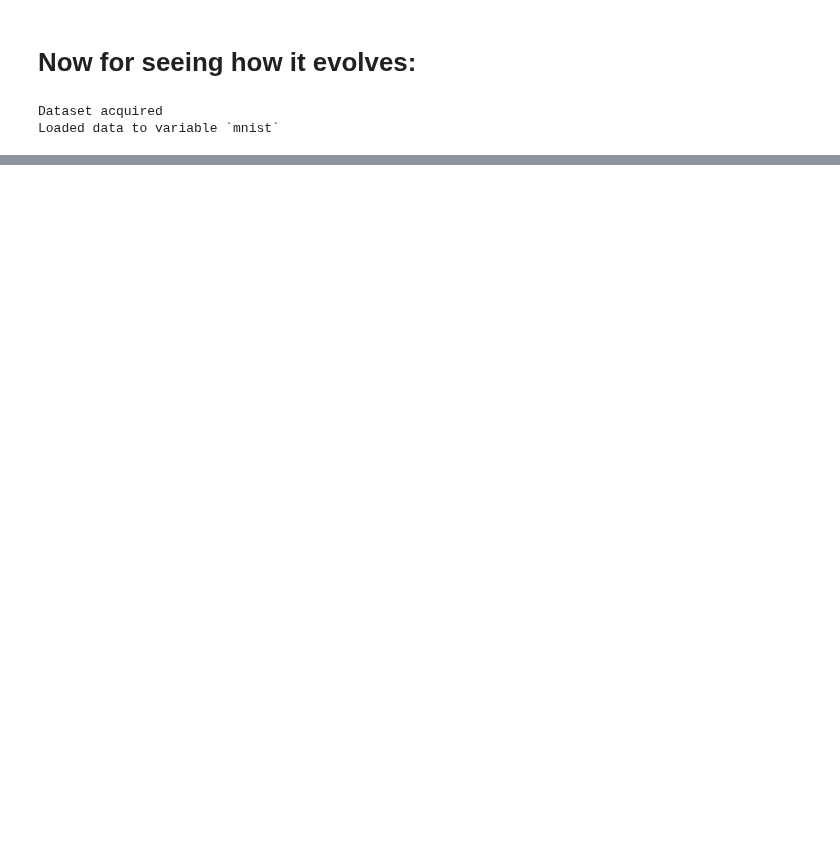
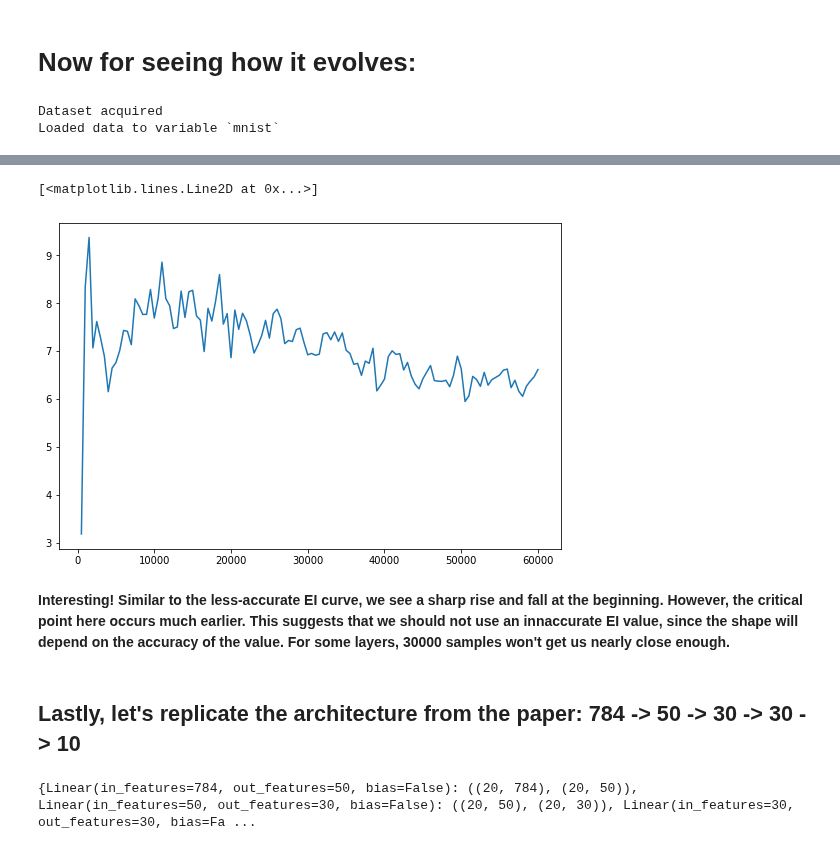
Before and after one commit to ejmichaud/ai-experiments, a Jupyter notebook: effective-information/dev/test-ei-notebook.ipynb, the cells around one changed output, grey strips where cells are left out. Drawn from its saved outputs; the diff is of its cells as text; code cells hidden in the pictures; blank space fills up the shorter version.

```diff
--- a/effective-information/dev/test-ei-notebook.ipynb
+++ b/effective-information/dev/test-ei-notebook.ipynb
@@ -237,0 +492,13 @@ KeyboardInterrupt:
+# %%
+model = nn.Sequential(nn.Linear(784, 30, bias=False),
+                      nn.Sigmoid(),
+                      nn.Linear(30, 30, bias=False),
+                      nn.Sigmoid(),
+                      nn.Linear(30, 10, bias=False),
+                      nn.Sigmoid()).to(device)
+# loss_fn = nn.NLLLoss()
+loss_fn = nn.MSELoss()
+optimizer = torch.optim.Adam(model.parameters())
+top = topology_of(model, next(iter(test_loader))[0].to(device))
+print(top)
+first, _, second, _, third, _ = model
@@ -237,0 +507,18 @@ KeyboardInterrupt:
+# %%
+batches_data_accurate = []
+eis_first_accurate = []
+
+num_batches = 0
+for epoch in range(20):
+    for sample, target in train_loader: # 3000 batches per epoch * 20 epochs = 60000 total batches
+        optimizer.zero_grad()
+        loss = loss_fn(model(sample.to(device)), target.to(device))
+        loss.backward()
+        optimizer.step()
+        num_batches += 1
+        if num_batches % 500 == 0:
+            with torch.no_grad():
+                EI = EI_of_layer(first, top, samples=200000, batch_size=40, bins=16, device=device)
+            batches_data_accurate.append(num_batches)
+            eis_first_accurate.append(EI)
+    print("epoch {}/{}".format(epoch+1, 20))
@@ -237,0 +546,27 @@ KeyboardInterrupt:
+# %%
+plt.figure(figsize=(9,6))
+plt.plot(batches_data_accurate, eis_first_accurate)
+# %% [output]
+[<matplotlib.lines.Line2D at 0x...>]
+[figure, added]
+# %% [markdown]
+**Interesting! Similar to the less-accurate EI curve, we see a sharp rise and fall at the beginning. However, the critical point here occurs much earlier. This suggests that we should not use an innaccurate EI value, since the shape will depend on the accuracy of the value. For some layers, 30000 samples won't get us nearly close enough.**
+# %% [markdown]
+## Lastly, let's replicate the architecture from the paper: 784 -> 50 -> 30 -> 30 -> 10
+# %%
+model = nn.Sequential(nn.Linear(784, 50, bias=False),
+                      nn.Sigmoid(),
+                      nn.Linear(50, 30, bias=False),
+                      nn.Sigmoid(),
+                      nn.Linear(30, 30, bias=False),
+                      nn.Sigmoid(),
+                      nn.Linear(30, 10, bias=False),
+                      nn.Sigmoid()).to(device)
+# loss_fn = nn.NLLLoss()
+loss_fn = nn.MSELoss()
+optimizer = torch.optim.Adam(model.parameters())
+top = topology_of(model, next(iter(test_loader))[0].to(device))
+print(top)
+first, _, second, _, third, _, fourth, _ = model
+# %% [output]
+{Linear(in_features=784, out_features=50, bias=False): ((20, 784), (20, 50)), Linear(in_features=50, out_features=30, bias=False): ((20, 50), (20, 30)), Linear(in_features=30, out_features=30, bias=Fa ...
```
Also changed, not shown: parts of 39 cells of this notebook, 3 other files.
